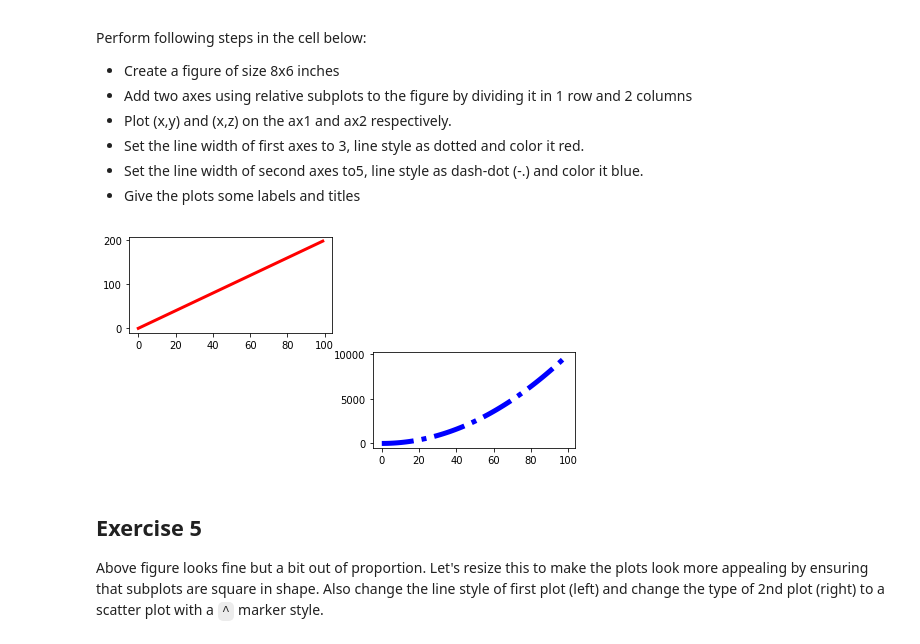
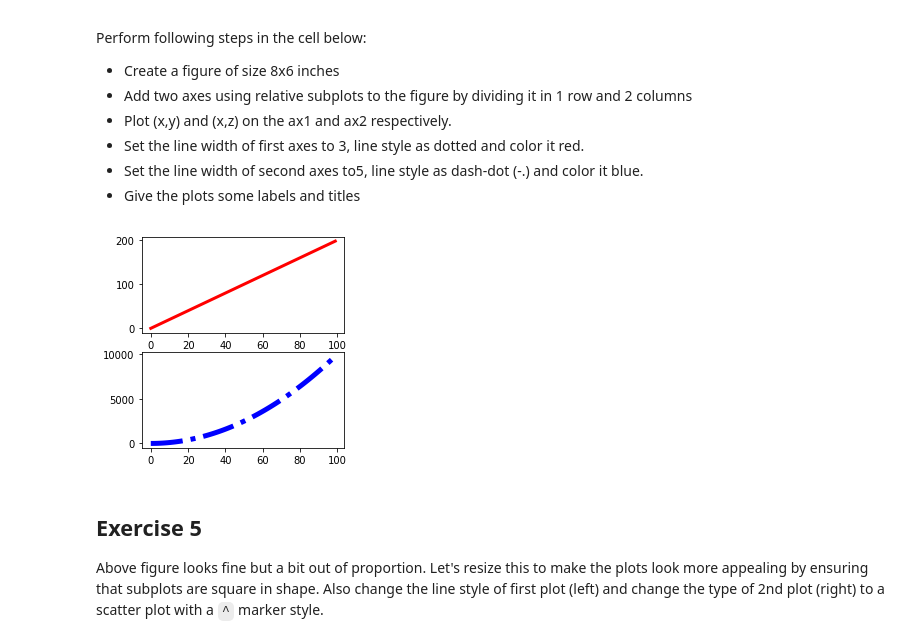
Before and after one commit to jdmitchell0216/ds-matplotlib-intro-lab-nyc-ds-career-012819, a Jupyter notebook: index.ipynb, the cells around one changed output. Drawn from its saved outputs; the diff is of its cells as text; code cells hidden in the pictures.

```diff
--- a/index.ipynb
+++ b/index.ipynb
@@ -143,16 +143,16 @@ Perform following steps in the cell below:
 # %%
 # Define a new figure with matplotlib's .plot() function.
 new_figure = plt.figure(figsize = (8, 6))
 # Add a subplot to the figure - a new axes
-ax1 = new_figure.add_subplot(323)
+ax1 = new_figure.add_subplot(324)
 ax2 = new_figure.add_subplot(326)
 # Generate a line plot
 ax1.plot(x, y, color='red', linewidth=3, linestyle = '-')
 ax2.plot(x, z, color='blue', linewidth=5, linestyle = '-.')
 
 plt.show()
 # %% [output]
-[figure, old version]
+[figure, new version]
 # %% [markdown]
 ## Exercise 5
 
```
